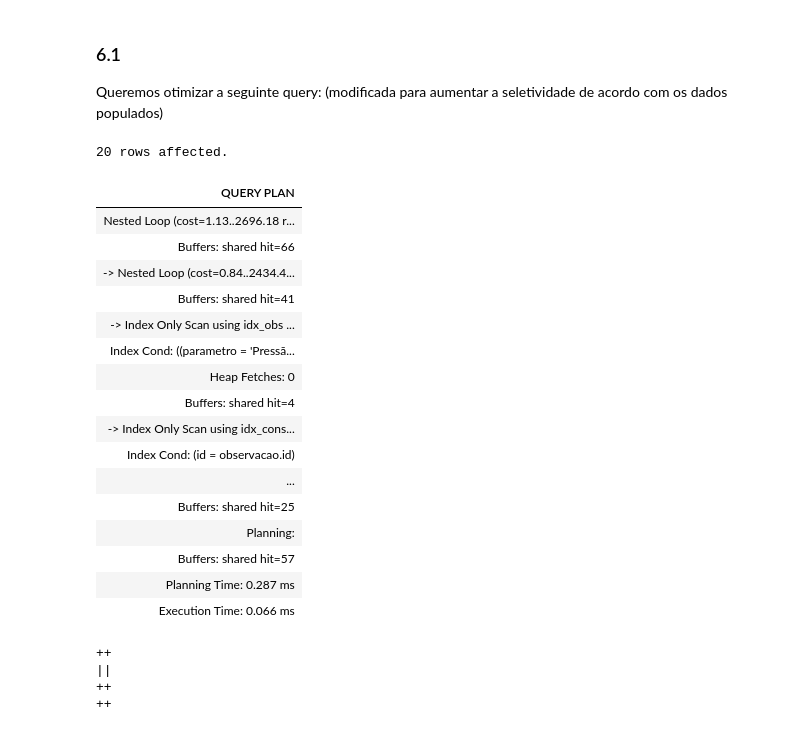
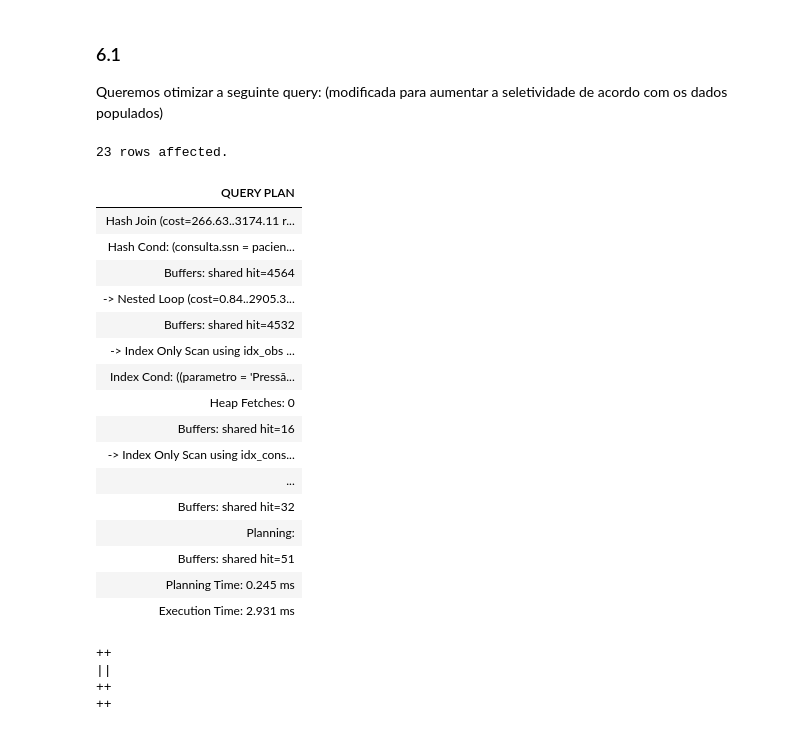
Before and after one commit to SrGesus/bd-projects-23, a Jupyter notebook: p02/data/E2-ProjetoBD.ipynb, the cells around one changed output. Cells and saved outputs as stored; diff of their text form; code cells hidden in the pictures.

```diff
--- a/p02/data/E2-ProjetoBD.ipynb
+++ b/p02/data/E2-ProjetoBD.ipynb
@@ -329,43 +351,46 @@ Queremos otimizar a seguinte query: (modificada para aumentar a seletividade de
 # %%
 %%sql
 -- O Postgres estava a subestimar a seletividade do filtro
 -- >= do valor e a fazer más decisões devido a isso
 -- (A começar com um seqscan na consulta em vez de filtar observacao);
 -- Logo foi necessário desativar os sequencial scans
 -- Para analizar as opções diferentes de índices
-SET enable_seqscan=FALSE;
+SET
+  enable_seqscan = FALSE;
+
 -- Atualizar as estatísticas para o query planner
 VACUUM ANALYZE;
+
 EXPLAIN (ANALYZE, BUFFERS)
 SELECT
   paciente.nome
 FROM
   paciente
   JOIN consulta USING (ssn)
   JOIN observacao USING (id)
 WHERE
--- ~1% de seletividade
+  -- ~1% de seletividade
   parametro = 'Pressão arterial diastólica'
-  AND valor >= 120;
+  AND valor >= 100;
 # %% [output]
-20 rows affected.
+23 rows affected.
 | QUERY PLAN |
-| Nested Loop (cost=1.13..2696.18 r... |
-| Buffers: shared hit=66 |
-| -> Nested Loop (cost=0.84..2434.4... |
-| Buffers: shared hit=41 |
+| Hash Join (cost=266.63..3174.11 r... |
+| Hash Cond: (consulta.ssn = pacien... |
+| Buffers: shared hit=4564 |
+| -> Nested Loop (cost=0.84..2905.3... |
+| Buffers: shared hit=4532 |
 | -> Index Only Scan using idx_obs ... |
 | Index Cond: ((parametro = 'Pressã... |
 | Heap Fetches: 0 |
-| Buffers: shared hit=4 |
+| Buffers: shared hit=16 |
 | -> Index Only Scan using idx_cons... |
-| Index Cond: (id = observacao.id) |
 | ... |
-| Buffers: shared hit=25 |
+| Buffers: shared hit=32 |
 | Planning: |
-| Buffers: shared hit=57 |
-| Planning Time: 0.287 ms |
-| Execution Time: 0.066 ms |
+| Buffers: shared hit=51 |
+| Planning Time: 0.245 ms |
+| Execution Time: 2.931 ms |
 # %%
 %%sql
 DROP INDEX IF EXISTS idx_obs;
```
Also changed, not shown: parts of 7 cells of this notebook, 1 other file.
